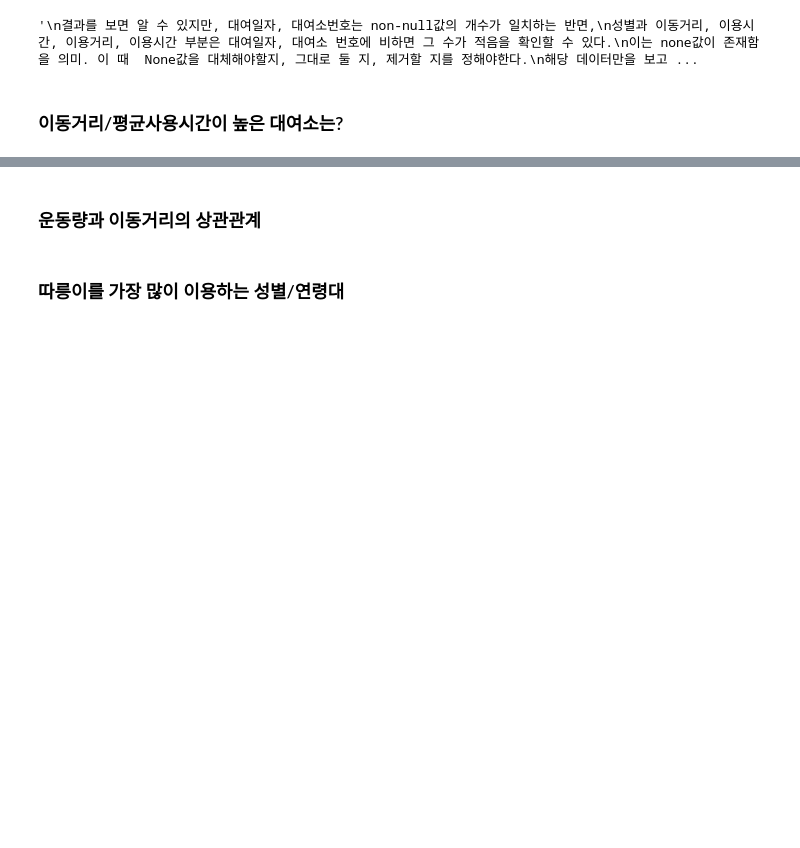
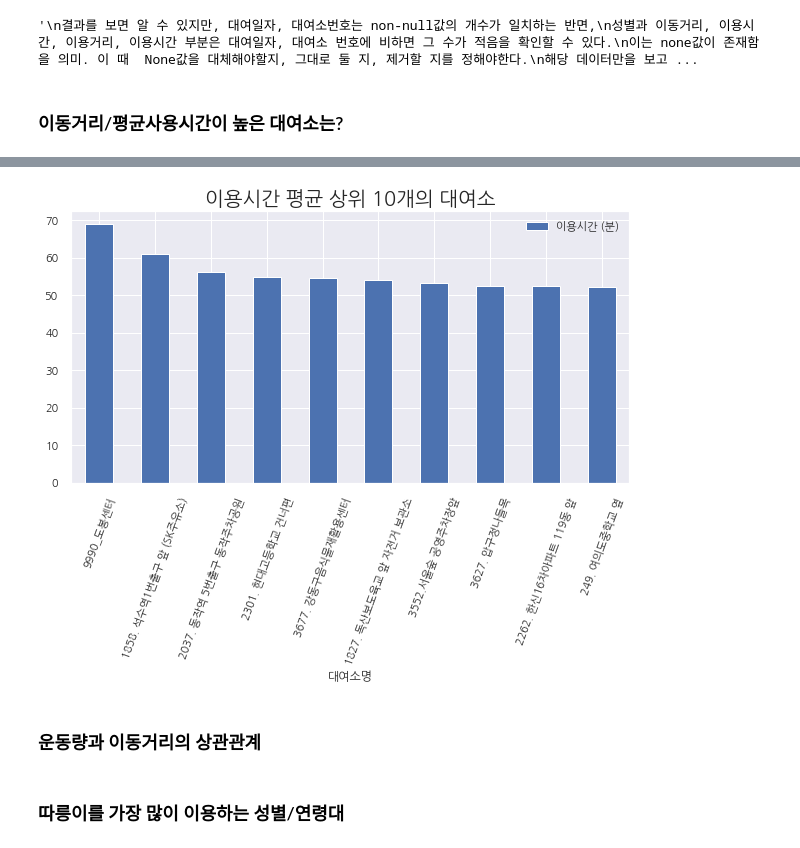
Before and after one commit to yunju727/Opensource-Project, a Jupyter notebook: main.ipynb, the cells around one changed output, grey strips where cells are left out. Cells and saved outputs as stored; diff of their text form; code cells hidden in the pictures; blank space fills up the shorter version.

```diff
--- a/main.ipynb
+++ b/main.ipynb
@@ -146,0 +193,5 @@ memory usage: 141.4+ MB
+# %%
+# 현재 이용시간(분)과 이용시간(본) 둘 중 하나만 존재하므로 이를 더해서 이용건수로 나눠준 뒤, 필요한 열만 남긴다.
+df_month['이용시간 (분)']=(df_month['이용시간(분)']+df_month['이용시간(본)'])/df_month['이용건수']
+df_time=df_month.loc[:,['대여소명','이용시간 (분)']]
+df_time
@@ -146,0 +212,5 @@ memory usage: 141.4+ MB
+# %%
+# 평균 이용시간 상위 10개의 대여소들을 출력한다.
+timeave=df_time.groupby(['대여소명'],as_index=False).mean().sort_values(by='이용시간 (분)',ascending=False)
+timeave=timeave[:10]
+timeave
@@ -147,3 +229,11 @@ memory usage: 141.4+ MB
+# %%
+# 이용시간 시각화 (막대그래프 사용)
+timefig=timeave.plot(x='대여소명',y='이용시간 (분)',kind="bar",figsize=(10,5))
+timefig.set_title("이용시간 평균 상위 10개의 대여소",fontsize=20)
+plt.xticks(rotation=70)
+plt.show()
+# %% [output]
+[figure, added]
 # %% [markdown]
 ### 운동량과 이동거리의 상관관계
 # %%
```
Also changed, not shown: parts of 9 cells of this notebook.
